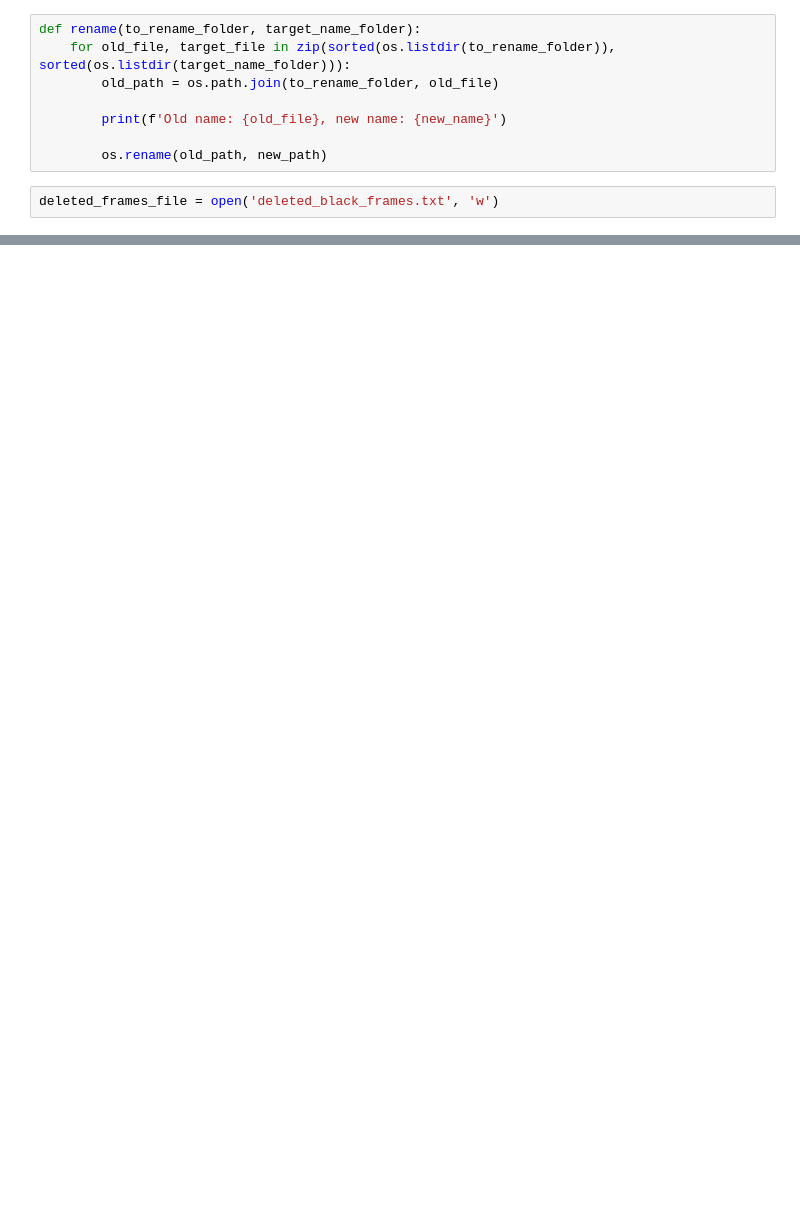
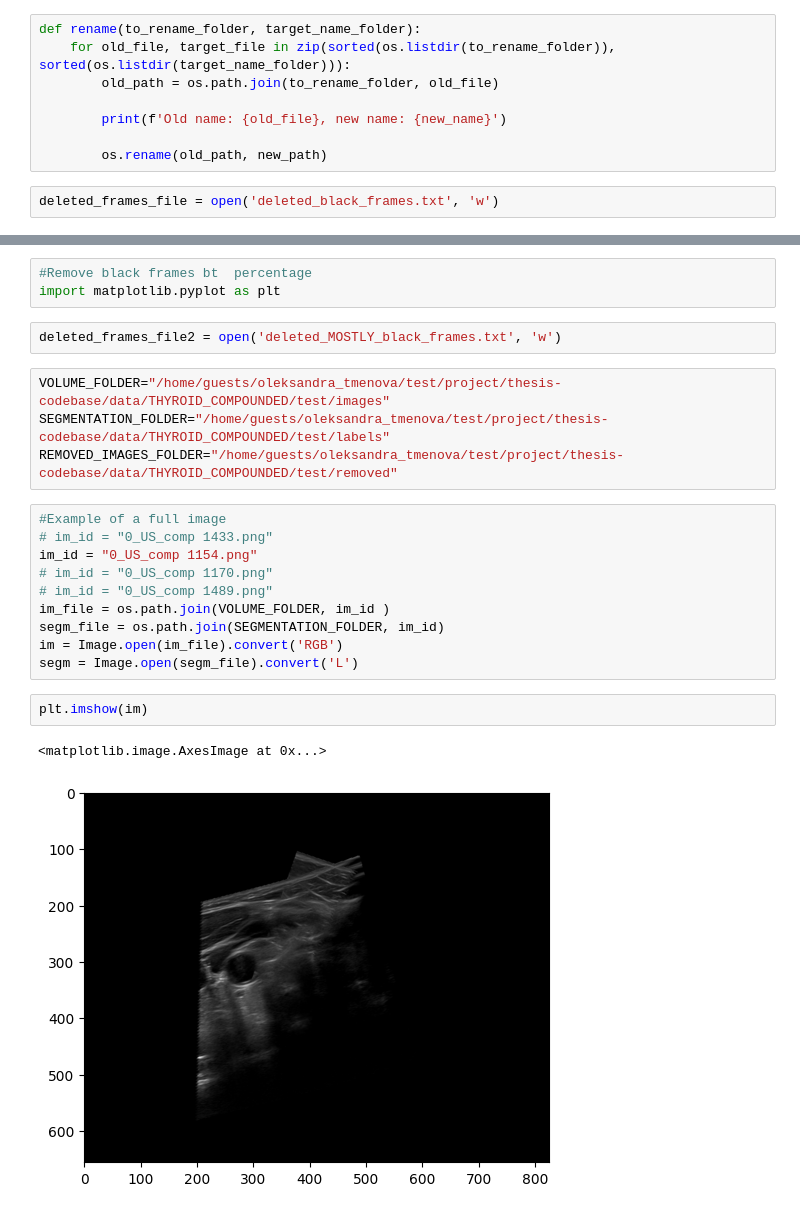
Before and after one commit to alexaatm/UnsupervisedSegmentor4Ultrasound, a Jupyter notebook: data_preprocessing/remove_black.ipynb, the cells around one changed output, grey strips where cells are left out. Cells and saved outputs as stored; diff of their text form; blank space fills up the shorter version.

Commit message:
add scripts to clean data from mostly black frames

```diff
--- a/data_preprocessing/remove_black.ipynb
+++ b/data_preprocessing/remove_black.ipynb
@@ -287,0 +68,24 @@ patient thyroid_11
+# %%
+#Remove black frames bt  percentage
+import matplotlib.pyplot as plt
+# %%
+deleted_frames_file2 = open('deleted_MOSTLY_black_frames.txt', 'w')
+# %%
+VOLUME_FOLDER="/home/guests/oleksandra_tmenova/test/project/thesis-codebase/data/THYROID_COMPOUNDED/test/images"
+SEGMENTATION_FOLDER="/home/guests/oleksandra_tmenova/test/project/thesis-codebase/data/THYROID_COMPOUNDED/test/labels"
+REMOVED_IMAGES_FOLDER="/home/guests/oleksandra_tmenova/test/project/thesis-codebase/data/THYROID_COMPOUNDED/test/removed"
+# %%
+#Example of a full image
+# im_id = "0_US_comp 1433.png"
+im_id = "0_US_comp 1154.png"
+# im_id = "0_US_comp 1170.png"
+# im_id = "0_US_comp 1489.png"
+im_file = os.path.join(VOLUME_FOLDER, im_id )
+segm_file = os.path.join(SEGMENTATION_FOLDER, im_id)
+im = Image.open(im_file).convert('RGB')
+segm = Image.open(segm_file).convert('L')
+# %%
+plt.imshow(im)
+# %% [output]
+<matplotlib.image.AxesImage at 0x...>
+[figure, added]
```
Also changed, not shown: parts of 8 cells of this notebook, 1 other file.
